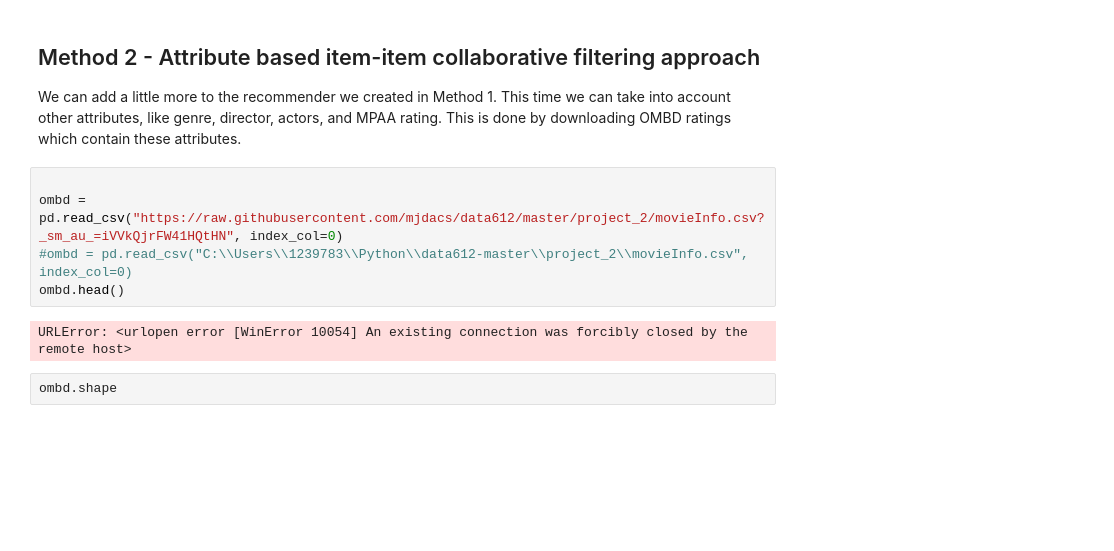
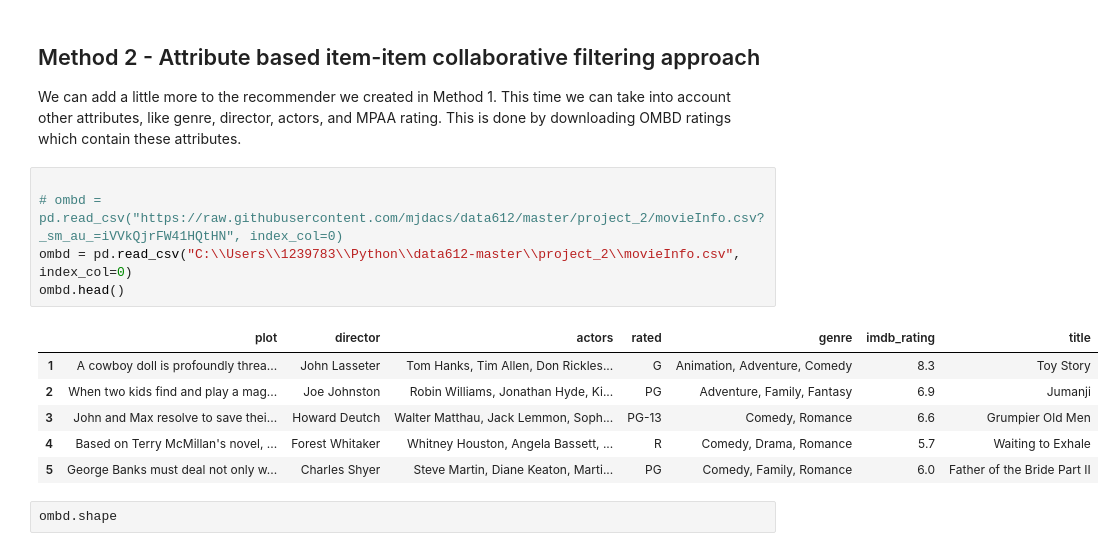
Before and after one commit to mjdacs/data612, a Jupyter notebook: project_2/eda.ipynb, the cells around one changed output. Cells and saved outputs as stored; diff of their text form; blank space fills up the shorter version.

Commit message:
fixed error messages

```diff
--- a/project_2/eda.ipynb
+++ b/project_2/eda.ipynb
@@ -322,11 +320,16 @@ It is an easy to use approach since no training or optimization is involved. But
 We can add a little more to the recommender we created in Method 1. This time we can take into account other attributes, like genre, director, actors, and MPAA rating. This is done by downloading OMBD ratings which contain these attributes.
 # %%
 
-ombd = pd.read_csv("https://raw.githubusercontent.com/mjdacs/data612/master/project_2/movieInfo.csv?_sm_au_=iVVkQjrFW41HQtHN", index_col=0)
-#ombd = pd.read_csv("C:\\Users\\1239783\\Python\\data612-master\\project_2\\movieInfo.csv", index_col=0)
+# ombd = pd.read_csv("https://raw.githubusercontent.com/mjdacs/data612/master/project_2/movieInfo.csv?_sm_au_=iVVkQjrFW41HQtHN", index_col=0)
+ombd = pd.read_csv("C:\\Users\\1239783\\Python\\data612-master\\project_2\\movieInfo.csv", index_col=0)
 ombd.head()
 # %% [output]
-URLError: <urlopen error [WinError 10054] An existing connection was forcibly closed by the remote host>
+|  | plot | director | actors | rated | genre | imdb_rating | title |
+| 1 | A cowboy doll is profoundly threa... | John Lasseter | Tom Hanks, Tim Allen, Don Rickles... | G | Animation, Adventure, Comedy | 8.3 | Toy Story |
+| 2 | When two kids find and play a mag... | Joe Johnston | Robin Williams, Jonathan Hyde, Ki... | PG | Adventure, Family, Fantasy | 6.9 | Jumanji |
+| 3 | John and Max resolve to save thei... | Howard Deutch | Walter Matthau, Jack Lemmon, Soph... | PG-13 | Comedy, Romance | 6.6 | Grumpier Old Men |
+| 4 | Based on Terry McMillan's novel, ... | Forest Whitaker | Whitney Houston, Angela Bassett, ... | R | Comedy, Drama, Romance | 5.7 | Waiting to Exhale |
+| 5 | George Banks must deal not only w... | Charles Shyer | Steve Martin, Diane Keaton, Marti... | PG | Comedy, Family, Romance | 6.0 | Father of the Bride Part II |
 # %%
 ombd.shape
 # %% [output]
```
Also changed, not shown: parts of 1 cell of this notebook.
